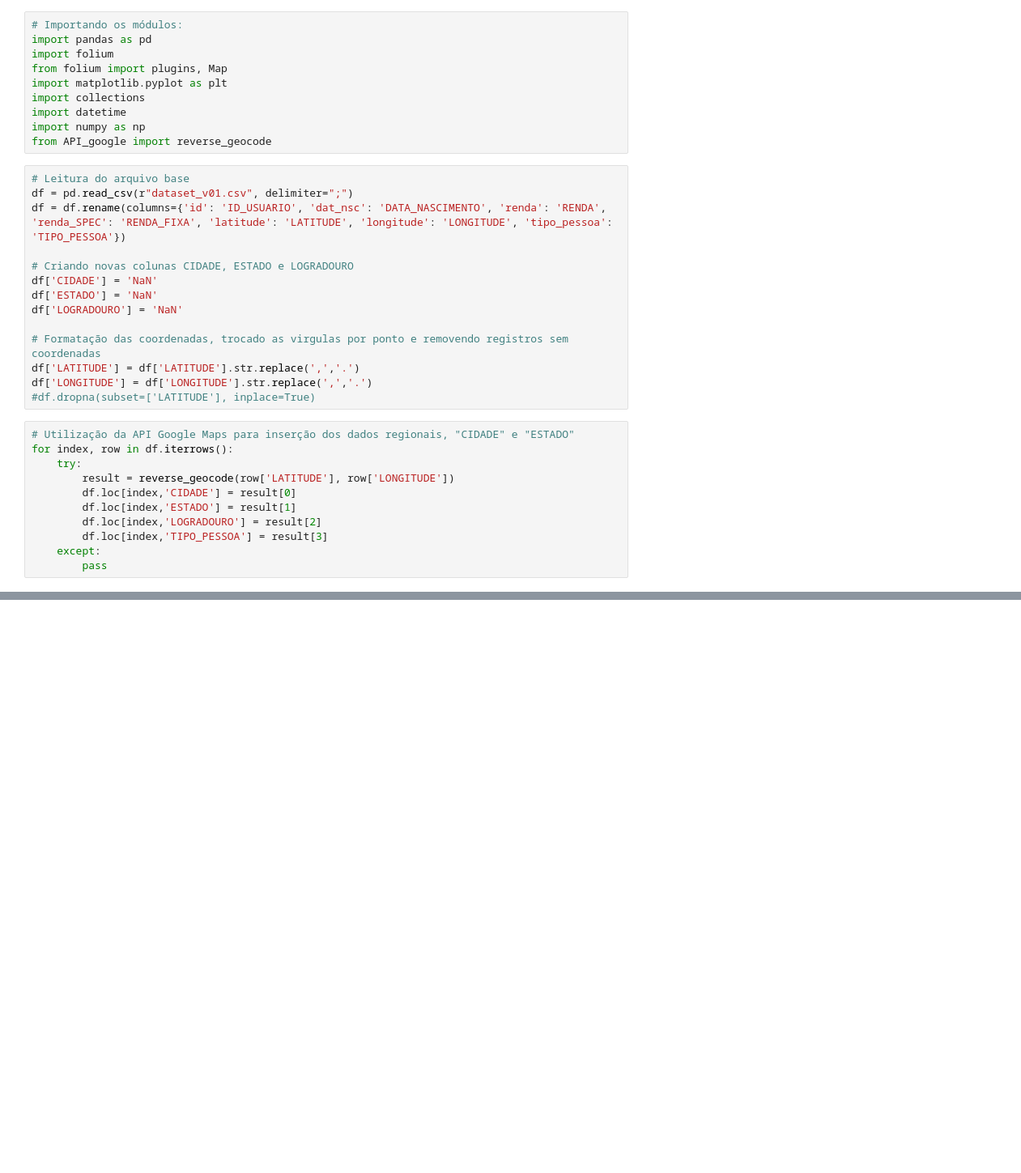
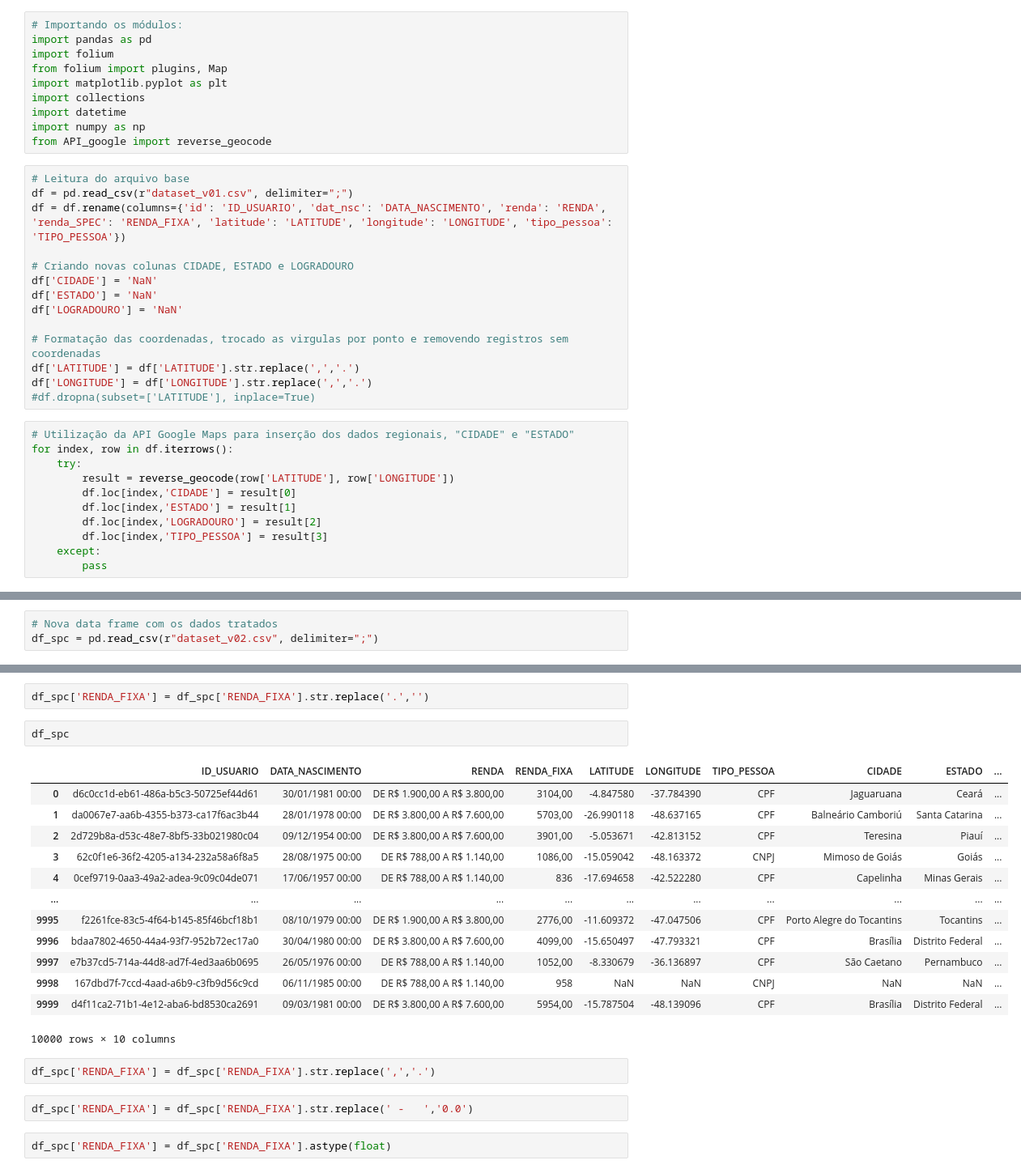
Before and after one commit to rodrigoqfcosta/API-SPC, a Jupyter notebook: analise_jupyter/Análise de Dados Dataset - API- SPC.ipynb, the cells around one changed output, grey strips where cells are left out. Shown at 81% size. Drawn from its saved outputs; the diff is of its cells as text; blank space fills up the shorter version.

```diff
--- a/analise_jupyter/Análise de Dados Dataset - API- SPC.ipynb
+++ b/analise_jupyter/Análise de Dados Dataset - API- SPC.ipynb
@@ -51,0 +48,3 @@ df
+# %%
+# Nova data frame com os dados tratados
+df_spc = pd.read_csv(r"dataset_v02.csv", delimiter=";")
@@ -51,0 +67,24 @@ df
+# %%
+df_spc['RENDA_FIXA'] = df_spc['RENDA_FIXA'].str.replace('.','')
+# %%
+df_spc
+# %% [output]
+|  | ID_USUARIO | DATA_NASCIMENTO | RENDA | RENDA_FIXA | LATITUDE | LONGITUDE | TIPO_PESSOA | CIDADE | ESTADO | ... |
+| 0 | d6c0cc1d-eb61-486a-b5c3-50725ef44d61 | 30/01/1981 00:00 | DE R$ 1.900,00 A R$ 3.800,00 | 3104,00 | -4.847580 | -37.784390 | CPF | Jaguaruana | Ceará | ... |
+| 1 | da0067e7-aa6b-4355-b373-ca17f6ac3b44 | 28/01/1978 00:00 | DE R$ 3.800,00 A R$ 7.600,00 | 5703,00 | -26.990118 | -48.637165 | CPF | Balneário Camboriú | Santa Catarina | ... |
+| 2 | 2d729b8a-d53c-48e7-8bf5-33b021980c04 | 09/12/1954 00:00 | DE R$ 3.800,00 A R$ 7.600,00 | 3901,00 | -5.053671 | -42.813152 | CPF | Teresina | Piauí | ... |
+| 3 | 62c0f1e6-36f2-4205-a134-232a58a6f8a5 | 28/08/1975 00:00 | DE R$ 788,00 A R$ 1.140,00 | 1086,00 | -15.059042 | -48.163372 | CNPJ | Mimoso de Goiás | Goiás | ... |
+| 4 | 0cef9719-0aa3-49a2-adea-9c09c04de071 | 17/06/1957 00:00 | DE R$ 788,00 A R$ 1.140,00 | 836 | -17.694658 | -42.522280 | CPF | Capelinha | Minas Gerais | ... |
+| ... | ... | ... | ... | ... | ... | ... | ... | ... | ... | ... |
+| 9995 | f2261fce-83c5-4f64-b145-85f46bcf18b1 | 08/10/1979 00:00 | DE R$ 1.900,00 A R$ 3.800,00 | 2776,00 | -11.609372 | -47.047506 | CPF | Porto Alegre do Tocantins | Tocantins | ... |
+| 9996 | bdaa7802-4650-44a4-93f7-952b72ec17a0 | 30/04/1980 00:00 | DE R$ 3.800,00 A R$ 7.600,00 | 4099,00 | -15.650497 | -47.793321 | CPF | Brasília | Distrito Federal | ... |
+| 9997 | e7b37cd5-714a-44d8-ad7f-4ed3aa6b0695 | 26/05/1976 00:00 | DE R$ 788,00 A R$ 1.140,00 | 1052,00 | -8.330679 | -36.136897 | CPF | São Caetano | Pernambuco | ... |
+| 9998 | 167dbd7f-7ccd-4aad-a6b9-c3fb9d56c9cd | 06/11/1985 00:00 | DE R$ 788,00 A R$ 1.140,00 | 958 | NaN | NaN | CNPJ | NaN | NaN | ... |
+| 9999 | d4f11ca2-71b1-4e12-aba6-bd8530ca2691 | 09/03/1981 00:00 | DE R$ 3.800,00 A R$ 7.600,00 | 5954,00 | -15.787504 | -48.139096 | CPF | Brasília | Distrito Federal | ... |
+10000 rows × 10 columns
+# %%
+df_spc['RENDA_FIXA'] = df_spc['RENDA_FIXA'].str.replace(',','.')
+# %%
+df_spc['RENDA_FIXA'] = df_spc['RENDA_FIXA'].str.replace(' -   ','0.0')
+# %%
+df_spc['RENDA_FIXA'] = df_spc['RENDA_FIXA'].astype(float)
```
Also changed, not shown: parts of 27 cells of this notebook, 1 other file.
